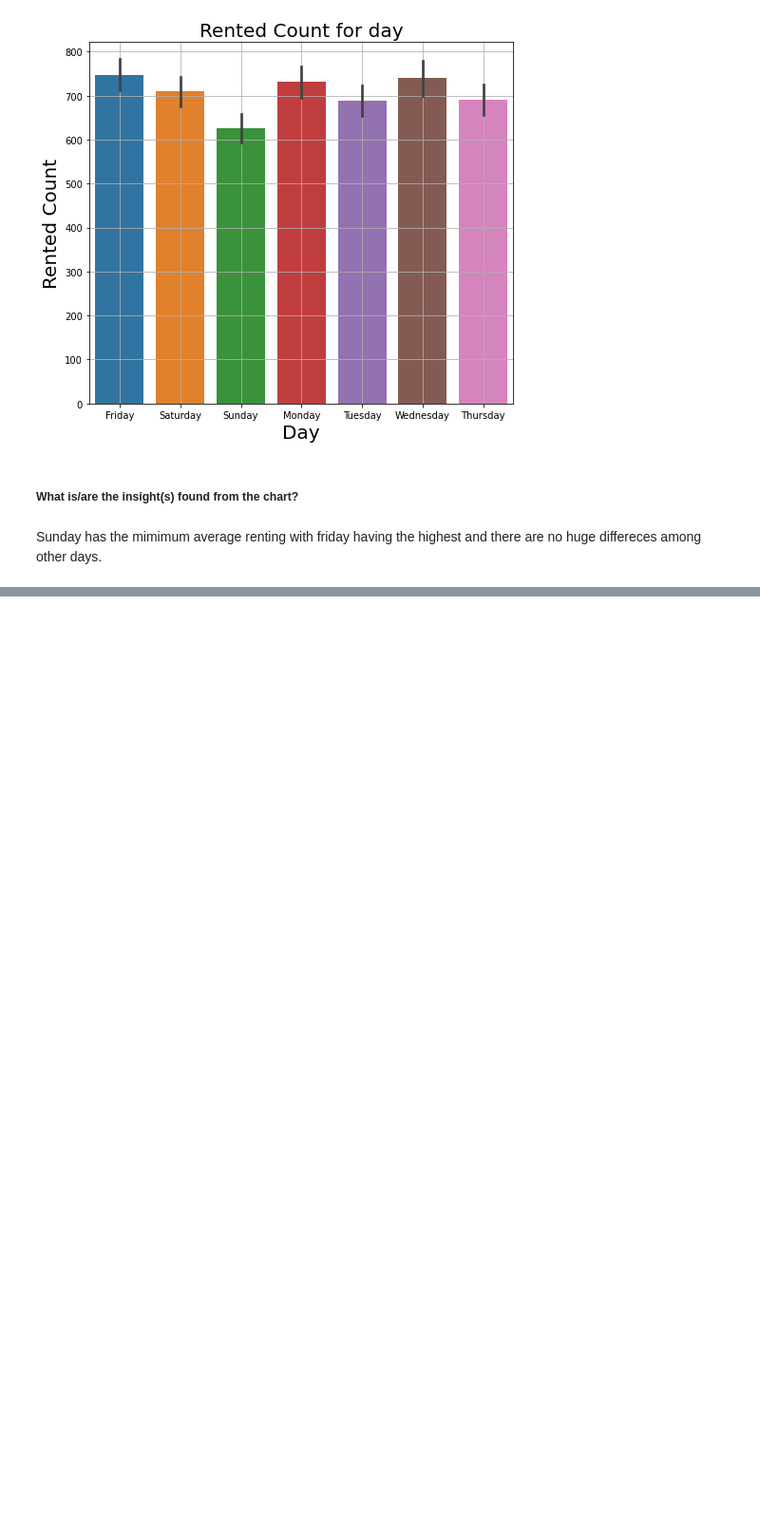
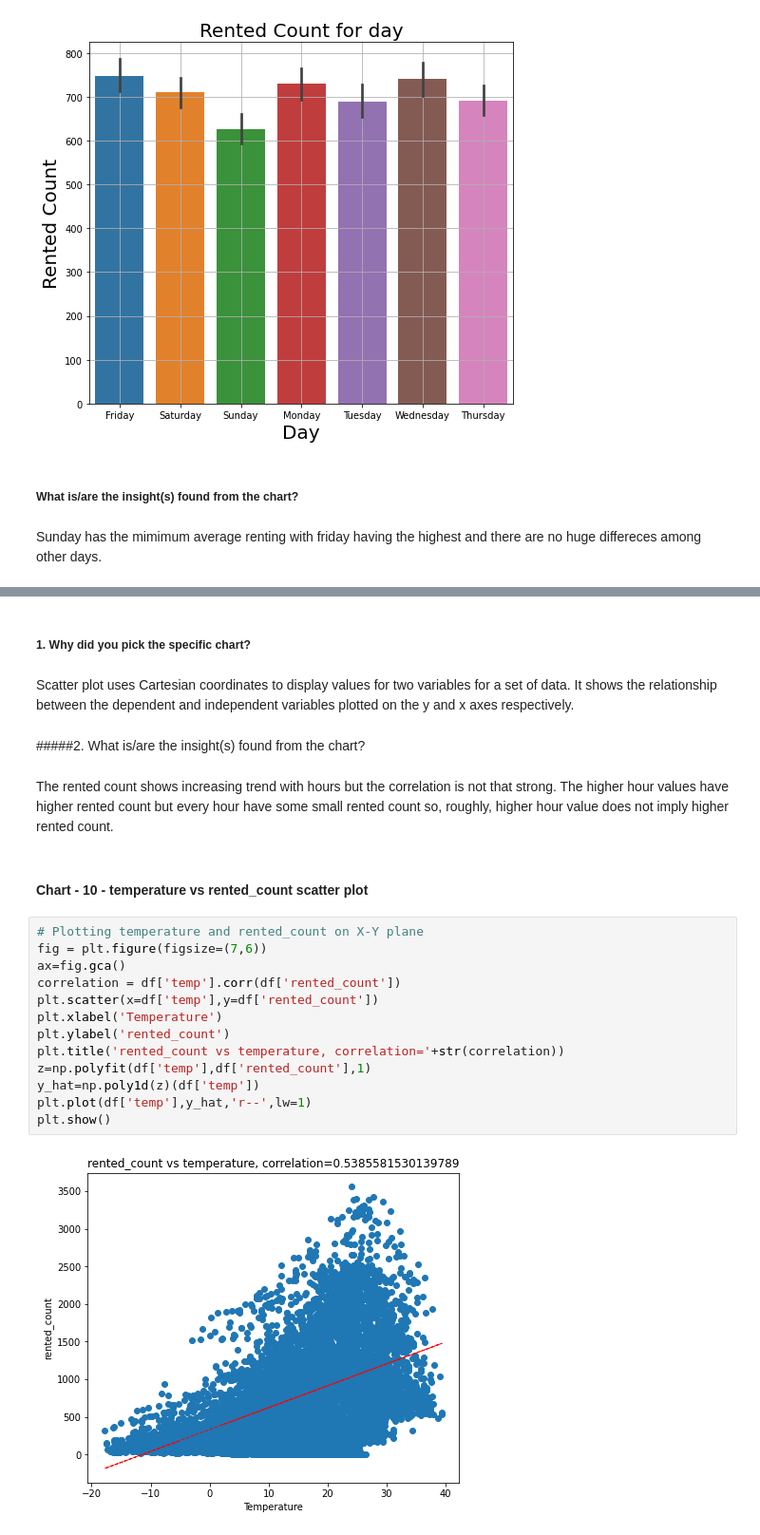
Before and after one commit to DharmeshRV/Bike-Sharing-Demand-Prediction, a Jupyter notebook: Bike_Sharing_Demand_Prediction_Capstone_Project.ipynb, the cells around one changed output, grey strips where cells are left out. Shown: that part at 95% size. Cells and saved outputs as stored; diff of their text form; blank space fills up the shorter version.

```diff
--- a/Bike_Sharing_Demand_Prediction_Capstone_Project.ipynb
+++ b/Bike_Sharing_Demand_Prediction_Capstone_Project.ipynb
@@ -573,0 +588,25 @@ Sunday has the mimimum average renting with friday having the highest and there
+# %% [markdown]
+##### 1. Why did you pick the specific chart?
+# %% [markdown]
+ Scatter plot uses Cartesian coordinates to display values for two variables for a set of data. It shows the relationship between the dependent and independent variables plotted on the y and x axes respectively.
+# %% [markdown]
+#####2. What is/are the insight(s) found from the chart?
+# %% [markdown]
+The rented count shows increasing trend  with hours but the correlation is not that strong. The higher hour values have higher rented count but every hour have some small rented count so, roughly, higher hour value does not imply higher rented count.
+# %% [markdown]
+#### Chart - 10 - temperature vs rented_count scatter plot
+# %%
+# Plotting temperature and rented_count on X-Y plane
+fig = plt.figure(figsize=(7,6))
+ax=fig.gca()
+correlation = df['temp'].corr(df['rented_count'])
+plt.scatter(x=df['temp'],y=df['rented_count'])
+plt.xlabel('Temperature')
+plt.ylabel('rented_count')
+plt.title('rented_count vs temperature, correlation='+str(correlation))
+z=np.polyfit(df['temp'],df['rented_count'],1)
+y_hat=np.poly1d(z)(df['temp'])
+plt.plot(df['temp'],y_hat,'r--',lw=1)
+plt.show()
+# %% [output]
+[figure, added]
```
Also changed, not shown: parts of 52 cells of this notebook.
